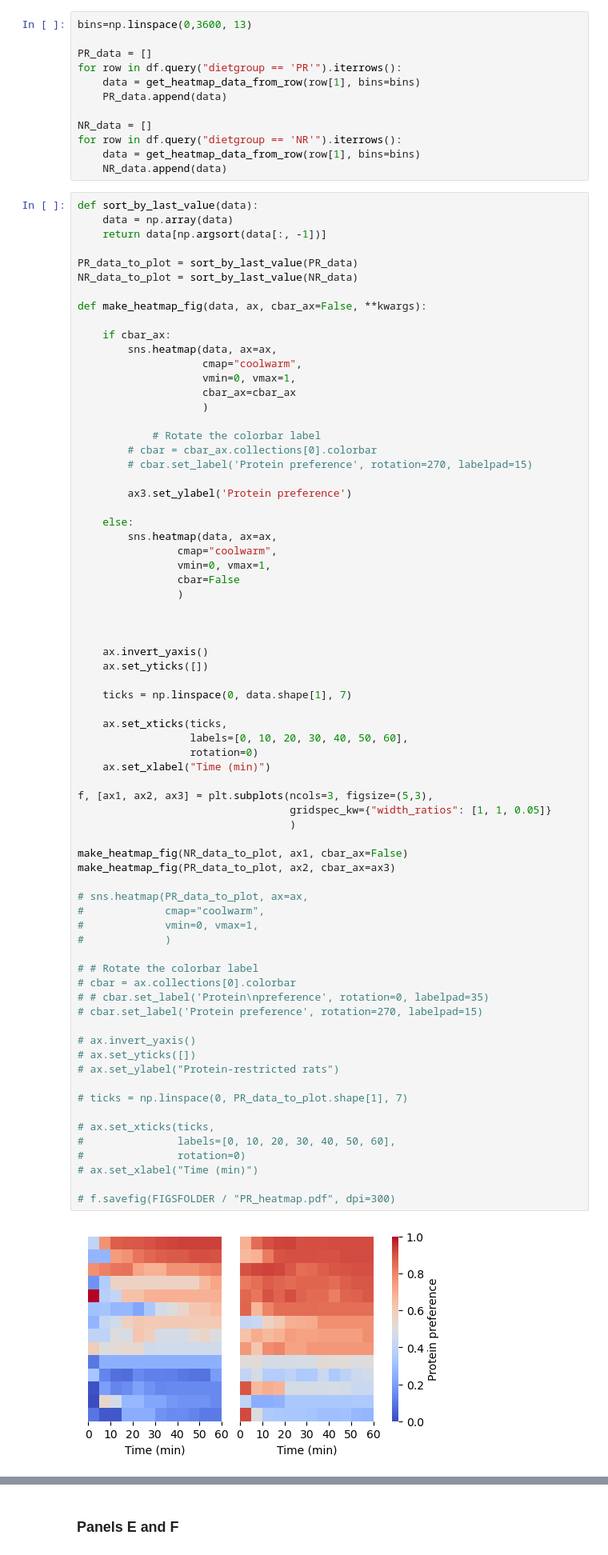
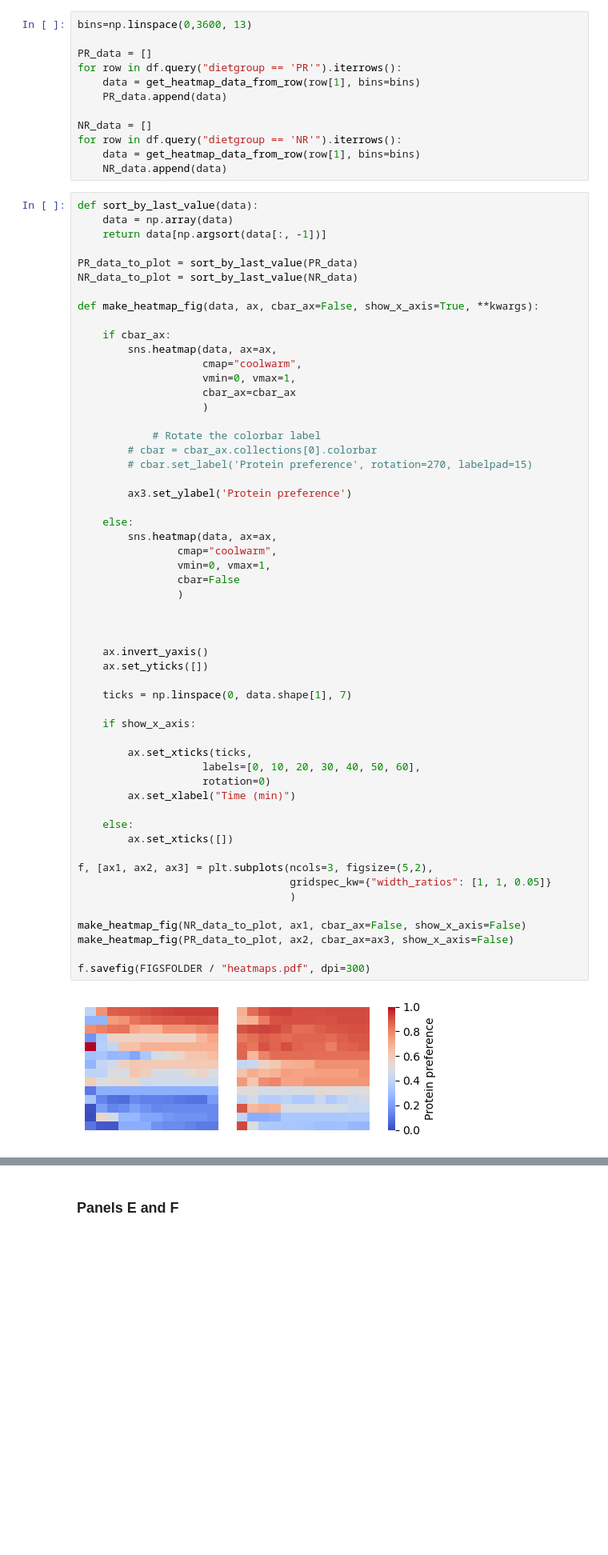
Before and after one commit to mccutcheonlab/immediate-protein-pref, a Jupyter notebook: scripts/fig1.ipynb, the cells around one changed output, grey strips where cells are left out. Shown at 80% size. Cells and saved outputs as stored; diff of their text form; blank space fills up the shorter version.

```diff
--- a/scripts/fig1.ipynb
+++ b/scripts/fig1.ipynb
@@ -151,7 +151,7 @@ def sort_by_last_value(data):
 PR_data_to_plot = sort_by_last_value(PR_data)
 NR_data_to_plot = sort_by_last_value(NR_data)
 
-def make_heatmap_fig(data, ax, cbar_ax=False, **kwargs):
+def make_heatmap_fig(data, ax, cbar_ax=False, show_x_axis=True, **kwargs):
 
     if cbar_ax:
         sns.heatmap(data, ax=ax,
@@ -159,60 +159,44 @@ def make_heatmap_fig(data, ax, cbar_ax=False, **kwargs):
                     vmin=0, vmax=1,
                     cbar_ax=cbar_ax
                     )
 
             # Rotate the colorbar label
         # cbar = cbar_ax.collections[0].colorbar
         # cbar.set_label('Protein preference', rotation=270, labelpad=15)
 
         ax3.set_ylabel('Protein preference')
 
     else:
         sns.heatmap(data, ax=ax,
                 cmap="coolwarm",
                 vmin=0, vmax=1,
                 cbar=False
                 )
 
 
 
     ax.invert_yaxis()
     ax.set_yticks([])
 
     ticks = np.linspace(0, data.shape[1], 7)
 
-    ax.set_xticks(ticks,
-                  labels=[0, 10, 20, 30, 40, 50, 60],
-                  rotation=0)
-    ax.set_xlabel("Time (min)")
+    if show_x_axis:
 
-f, [ax1, ax2, ax3] = plt.subplots(ncols=3, figsize=(5,3),
+        ax.set_xticks(ticks,
+                    labels=[0, 10, 20, 30, 40, 50, 60],
+                    rotation=0)
+        ax.set_xlabel("Time (min)")
+
+    else:
+        ax.set_xticks([])
+
+f, [ax1, ax2, ax3] = plt.subplots(ncols=3, figsize=(5,2),
                                   gridspec_kw={"width_ratios": [1, 1, 0.05]}
                                   )
 
-make_heatmap_fig(NR_data_to_plot, ax1, cbar_ax=False)
-make_heatmap_fig(PR_data_to_plot, ax2, cbar_ax=ax3)
+make_heatmap_fig(NR_data_to_plot, ax1, cbar_ax=False, show_x_axis=False)
+make_heatmap_fig(PR_data_to_plot, ax2, cbar_ax=ax3, show_x_axis=False)
 
-# sns.heatmap(PR_data_to_plot, ax=ax,
-#             cmap="coolwarm",
-#             vmin=0, vmax=1,
-#             )
-
-# # Rotate the colorbar label
-# cbar = ax.collections[0].colorbar
-# # cbar.set_label('Protein\npreference', rotation=0, labelpad=35)
-# cbar.set_label('Protein preference', rotation=270, labelpad=15)
-
-# ax.invert_yaxis()
-# ax.set_yticks([])
-# ax.set_ylabel("Protein-restricted rats")
-
-# ticks = np.linspace(0, PR_data_to_plot.shape[1], 7)
-
-# ax.set_xticks(ticks,
-#               labels=[0, 10, 20, 30, 40, 50, 60],
-#               rotation=0)
-# ax.set_xlabel("Time (min)")
-
-# f.savefig(FIGSFOLDER / "PR_heatmap.pdf", dpi=300)
+f.savefig(FIGSFOLDER / "heatmaps.pdf", dpi=300)
 # %% [output]
-[figure, old version]
+[figure, new version]
```
Also changed, not shown: parts of 4 cells of this notebook, 2 other files.
